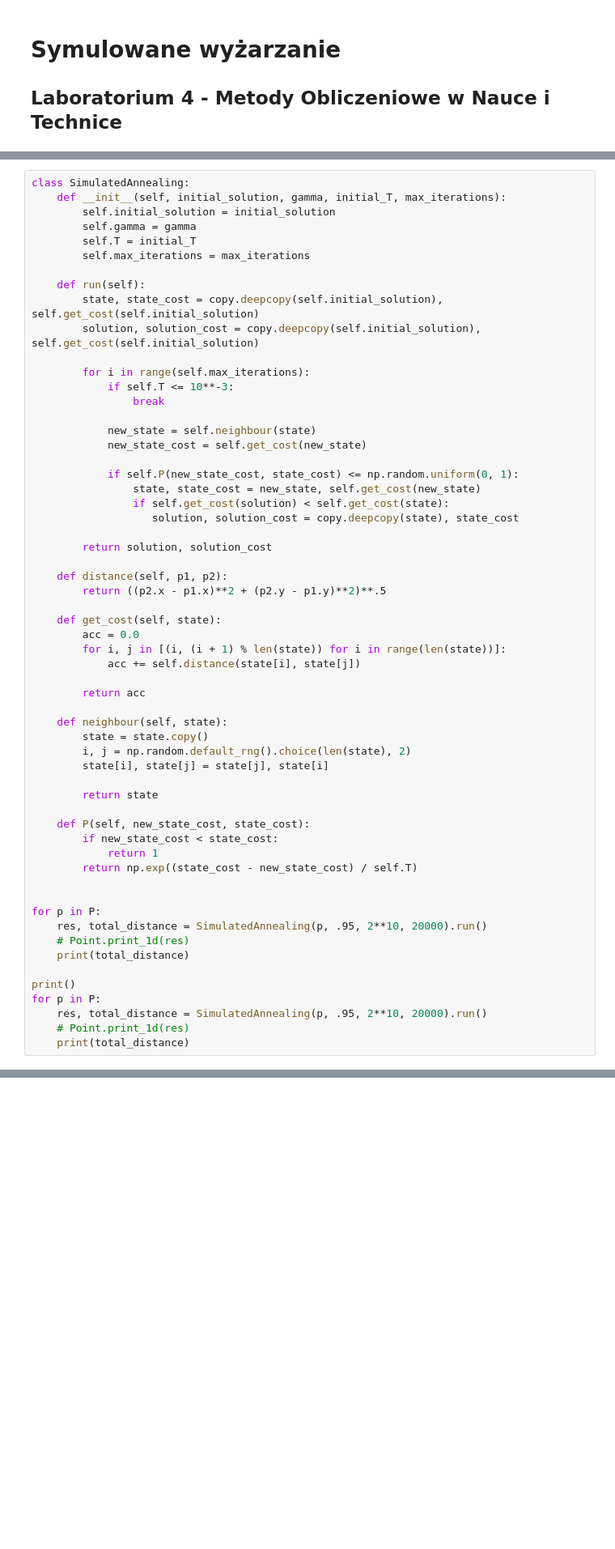
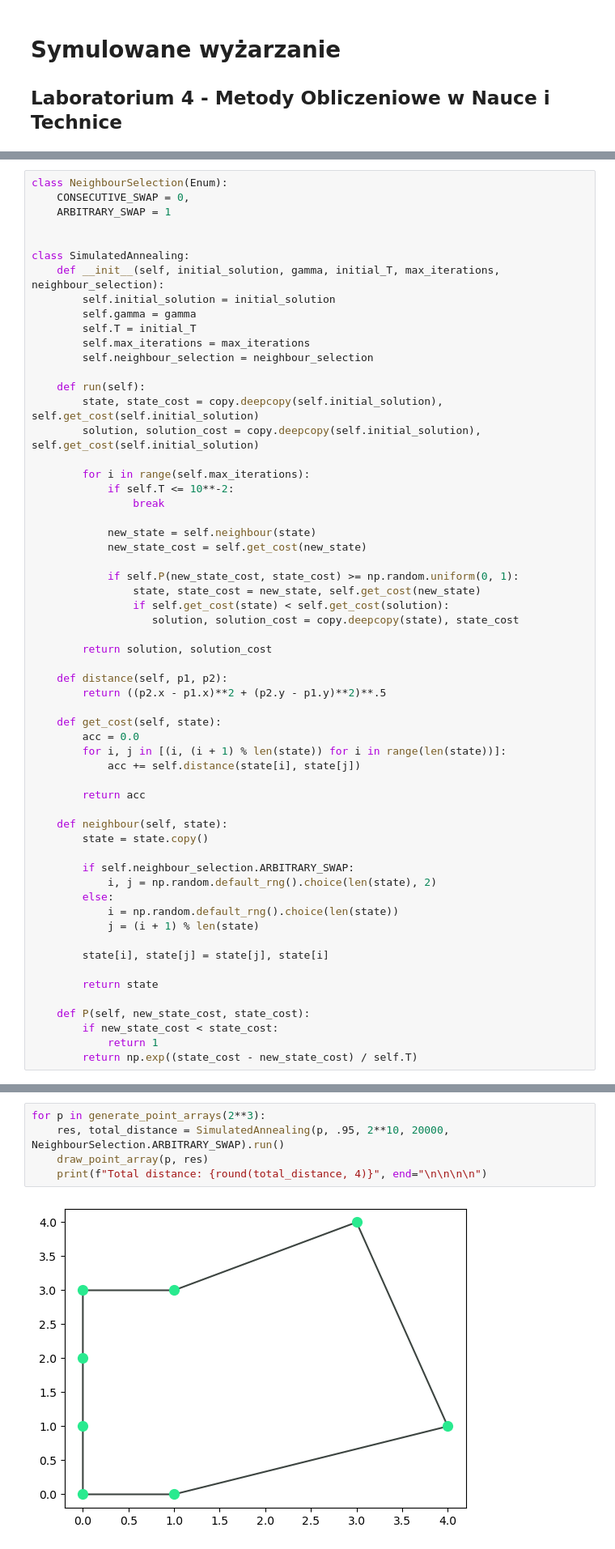
Before and after one commit to Szaroslav/computational-methods-agh-course, a Jupyter notebook: lab04/lab04.ipynb, the cells around one changed output, grey strips where cells are left out. Shown at 81% size. Saved outputs shown, nothing was run; the diff lists cells and outputs as text; blank space fills up the shorter version.

```diff
--- a/lab04/lab04.ipynb
+++ b/lab04/lab04.ipynb
@@ -80,25 +93,31 @@ Point.print_2d(P)
 # %%
+class NeighbourSelection(Enum):
+    CONSECUTIVE_SWAP = 0,
+    ARBITRARY_SWAP = 1
+
+
 class SimulatedAnnealing:
-    def __init__(self, initial_solution, gamma, initial_T, max_iterations):
+    def __init__(self, initial_solution, gamma, initial_T, max_iterations, neighbour_selection):
         self.initial_solution = initial_solution
         self.gamma = gamma
         self.T = initial_T
         self.max_iterations = max_iterations
+        self.neighbour_selection = neighbour_selection
 
     def run(self):
         state, state_cost = copy.deepcopy(self.initial_solution), self.get_cost(self.initial_solution)
         solution, solution_cost = copy.deepcopy(self.initial_solution), self.get_cost(self.initial_solution)
 
         for i in range(self.max_iterations):
-            if self.T <= 10**-3:
+            if self.T <= 10**-2:
                 break
 
             new_state = self.neighbour(state)
             new_state_cost = self.get_cost(new_state)
 
-            if self.P(new_state_cost, state_cost) <= np.random.uniform(0, 1):
+            if self.P(new_state_cost, state_cost) >= np.random.uniform(0, 1):
                 state, state_cost = new_state, self.get_cost(new_state)
-                if self.get_cost(solution) < self.get_cost(state):
+                if self.get_cost(state) < self.get_cost(solution):
                    solution, solution_cost = copy.deepcopy(state), state_cost
 
         return solution, solution_cost
@@ -115,7 +134,13 @@ class SimulatedAnnealing:
 
     def neighbour(self, state):
         state = state.copy()
-        i, j = np.random.default_rng().choice(len(state), 2)
+
+        if self.neighbour_selection.ARBITRARY_SWAP:
+            i, j = np.random.default_rng().choice(len(state), 2)
+        else:
+            i = np.random.default_rng().choice(len(state))
+            j = (i + 1) % len(state)
+
         state[i], state[j] = state[j], state[i]
 
         return state
@@ -124,15 +149,3 @@ class SimulatedAnnealing:
         if new_state_cost < state_cost:
             return 1
         return np.exp((state_cost - new_state_cost) / self.T)
-
-
-for p in P:
-    res, total_distance = SimulatedAnnealing(p, .95, 2**10, 20000).run()
-    # Point.print_1d(res)
-    print(total_distance)
-
-print()
-for p in P:
-    res, total_distance = SimulatedAnnealing(p, .95, 2**10, 20000).run()
-    # Point.print_1d(res)
-    print(total_distance)
@@ -152,0 +157,7 @@ for p in P:
+# %%
+for p in generate_point_arrays(2**3):
+    res, total_distance = SimulatedAnnealing(p, .95, 2**10, 20000, NeighbourSelection.ARBITRARY_SWAP).run()
+    draw_point_array(p, res)
+    print(f"Total distance: {round(total_distance, 4)}", end="\n\n\n\n")
+# %% [output]
+[figure, added]
```
Also changed, not shown: parts of 15 cells of this notebook, 1 other file.
